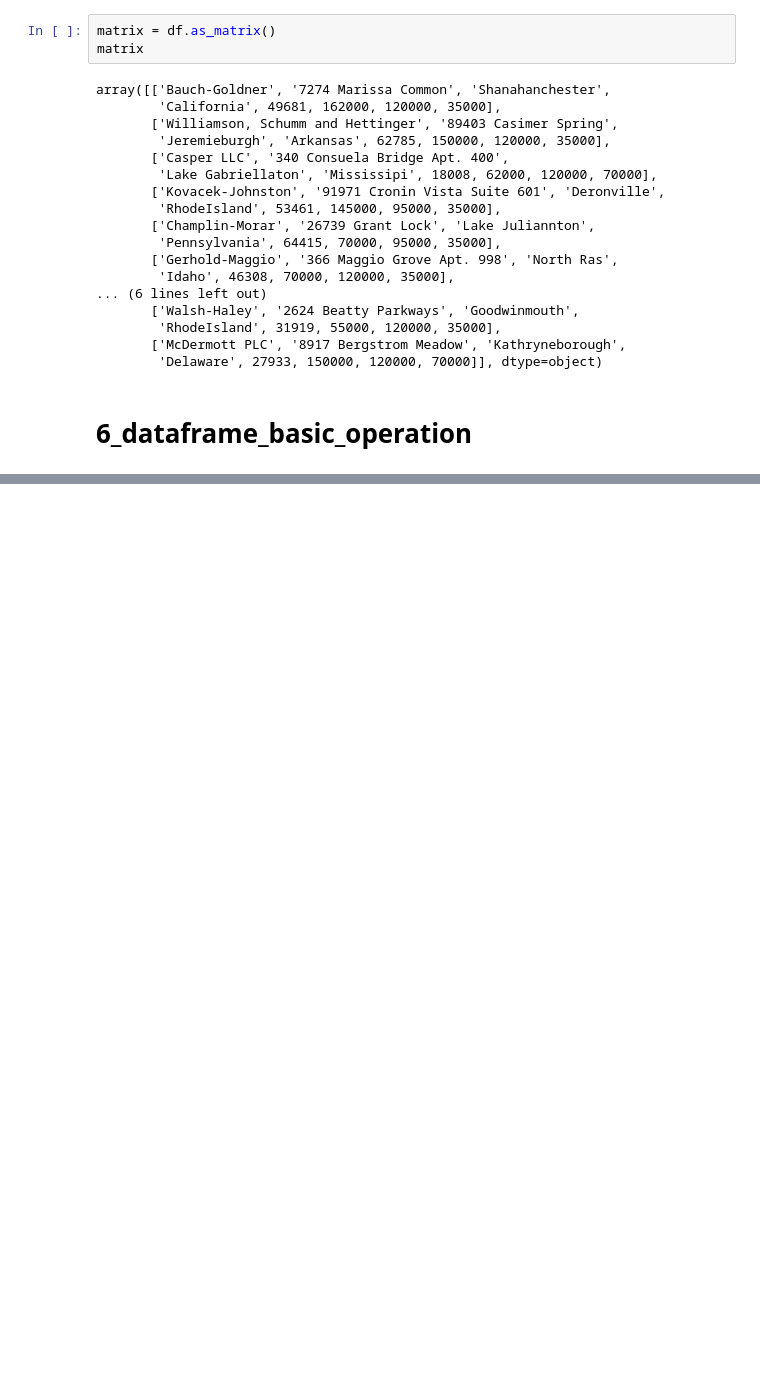
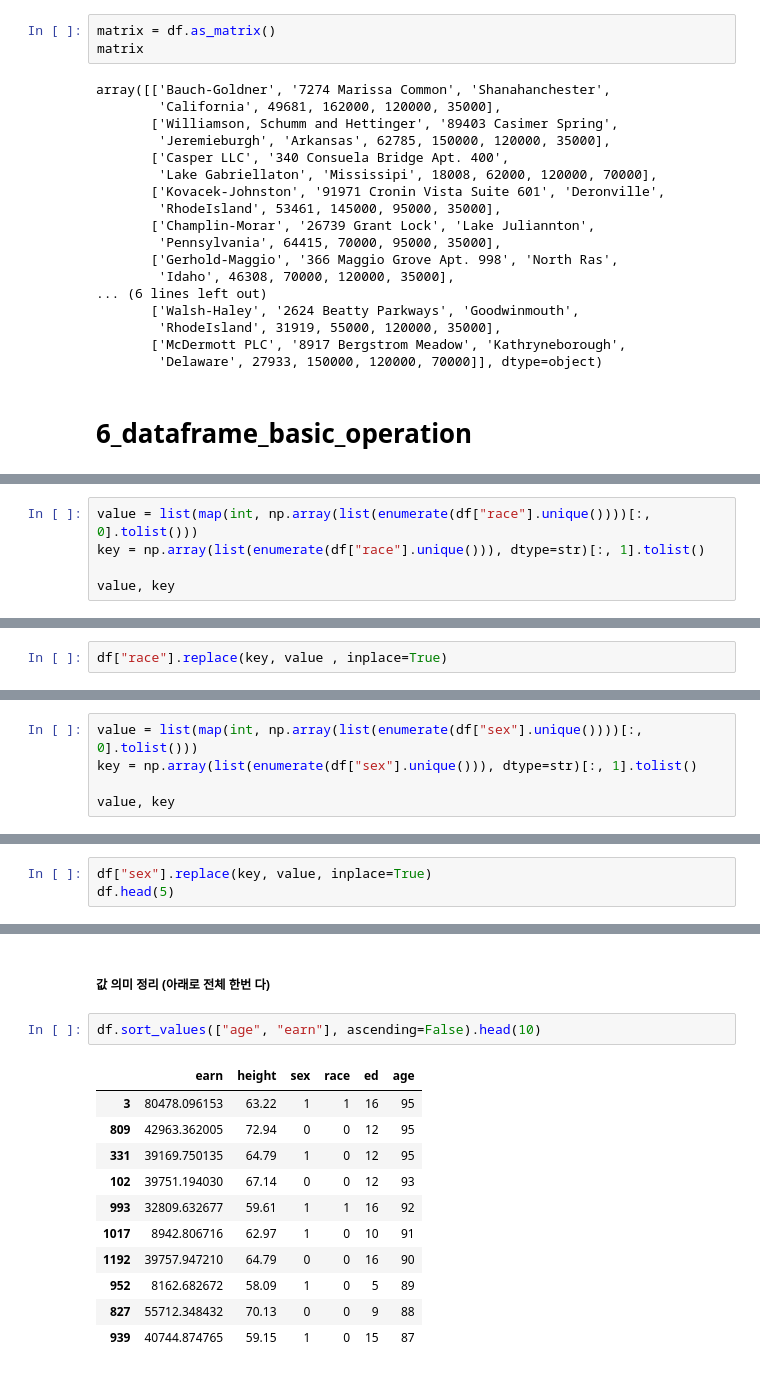
Before and after one commit to CTPOZ870/Data_Science_4th_IR_2019, a Jupyter notebook: Pandas_chapter5~8_practice_20190603.ipynb, the cells around one changed output, grey strips where cells are left out. Saved outputs shown, nothing was run; the diff lists cells and outputs as text; blank space fills up the shorter version.

```diff
--- a/Pandas_chapter5~8_practice_20190603.ipynb
+++ b/Pandas_chapter5~8_practice_20190603.ipynb
@@ -340,0 +914,5 @@ array([['Bauch-Goldner', '7274 Marissa Common', 'Shanahanchester',
+# %%
+value = list(map(int, np.array(list(enumerate(df["race"].unique())))[:, 0].tolist()))
+key = np.array(list(enumerate(df["race"].unique())), dtype=str)[:, 1].tolist()
+
+value, key
@@ -340,0 +927,2 @@ array([['Bauch-Goldner', '7274 Marissa Common', 'Shanahanchester',
+# %%
+df["race"].replace(key, value , inplace=True)
@@ -340,0 +940,5 @@ array([['Bauch-Goldner', '7274 Marissa Common', 'Shanahanchester',
+# %%
+value = list(map(int, np.array(list(enumerate(df["sex"].unique())))[:, 0].tolist()))
+key = np.array(list(enumerate(df["sex"].unique())), dtype=str)[:, 1].tolist()
+
+value, key
@@ -340,0 +950,3 @@ array([['Bauch-Goldner', '7274 Marissa Common', 'Shanahanchester',
+# %%
+df["sex"].replace(key, value, inplace=True)
+df.head(5)
@@ -340,0 +1000,16 @@ array([['Bauch-Goldner', '7274 Marissa Common', 'Shanahanchester',
+# %% [markdown]
+##### 값 의미 정리 (아래로 전체 한번 다)
+# %%
+df.sort_values(["age", "earn"], ascending=False).head(10)
+# %% [output]
+|  | earn | height | sex | race | ed | age |
+| 3 | 80478.096153 | 63.22 | 1 | 1 | 16 | 95 |
+| 809 | 42963.362005 | 72.94 | 0 | 0 | 12 | 95 |
+| 331 | 39169.750135 | 64.79 | 1 | 0 | 12 | 95 |
+| 102 | 39751.194030 | 67.14 | 0 | 0 | 12 | 93 |
+| 993 | 32809.632677 | 59.61 | 1 | 1 | 16 | 92 |
+| 1017 | 8942.806716 | 62.97 | 1 | 0 | 10 | 91 |
+| 1192 | 39757.947210 | 64.79 | 0 | 0 | 16 | 90 |
+| 952 | 8162.682672 | 58.09 | 1 | 0 | 5 | 89 |
+| 827 | 55712.348432 | 70.13 | 0 | 0 | 9 | 88 |
+| 939 | 40744.874765 | 59.15 | 1 | 0 | 15 | 87 |
```
Also changed, not shown: parts of 115 cells of this notebook.
